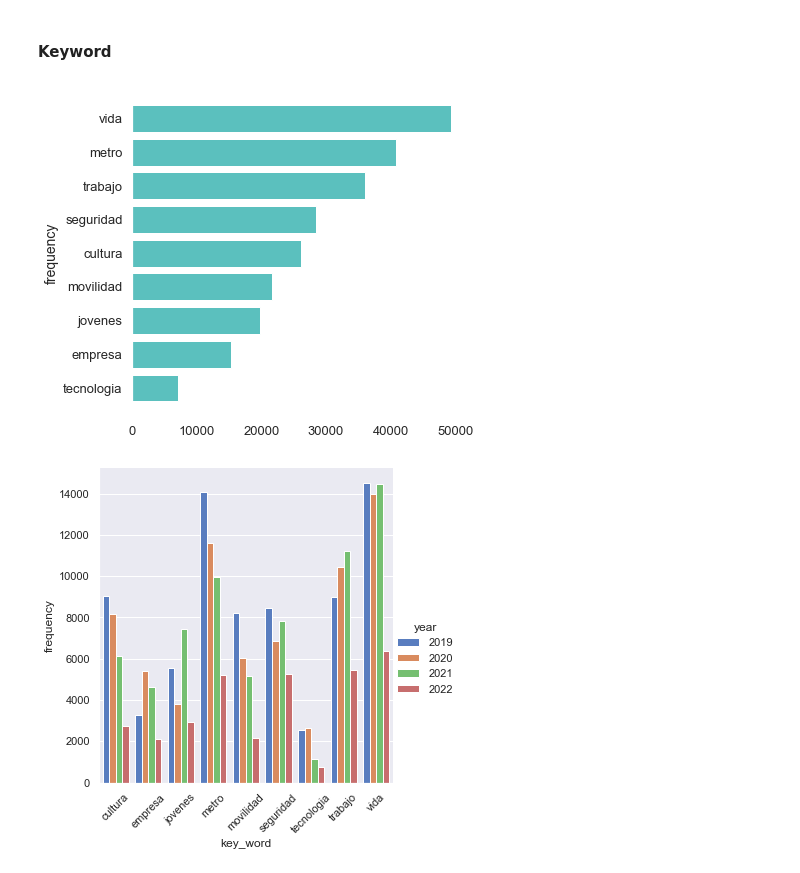
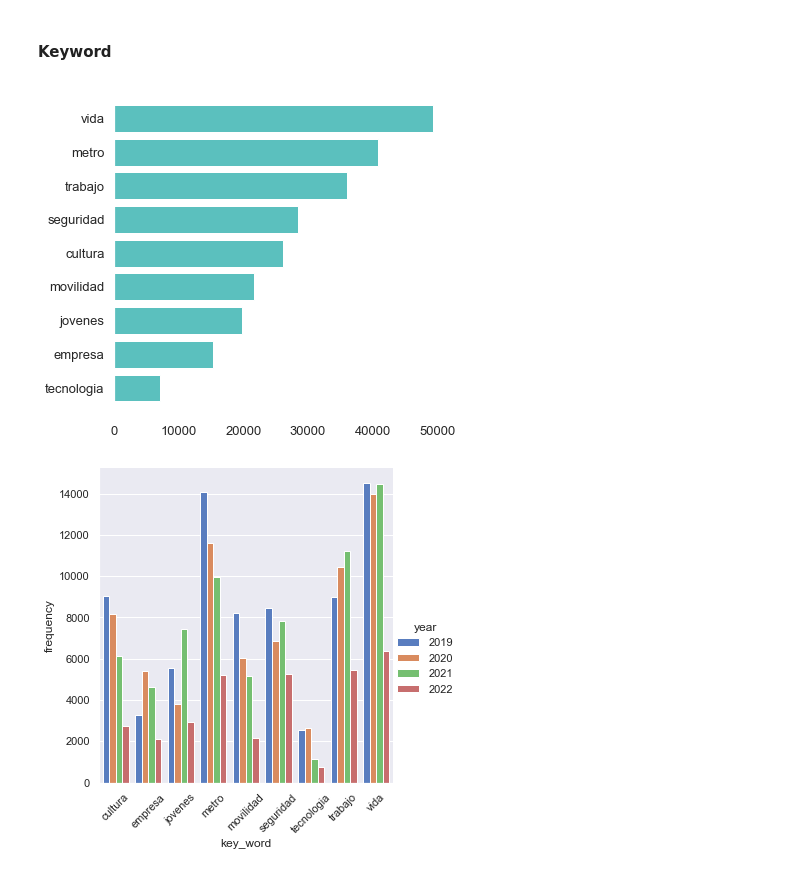
Before and after one commit to GDLPLearning/Sentiment-Analysis-for-the-MDP, a Jupyter notebook: notebooks/Exploratory/3.1-exploring-data-2019-2022.ipynb, the cells around one changed output. Saved outputs shown, nothing was run; the diff lists cells and outputs as text; code cells hidden in the pictures.

```diff
--- a/notebooks/Exploratory/3.1-exploring-data-2019-2022.ipynb
+++ b/notebooks/Exploratory/3.1-exploring-data-2019-2022.ipynb
@@ -820,14 +820,14 @@ plt.show()
 # %%
 df_keyword=data_tweet.groupby(['key_word']).size().reset_index(name="frequency").sort_values(by="frequency") # shows the number of tweets with each day of the week
 fig,ax=plt.subplots(figsize=(6,6))
 plt.barh(df_keyword.key_word,df_keyword.frequency,color="#5BC0BE")
 ax.grid(False)
 ax.set_facecolor('xkcd:white')
 ax.tick_params(labelsize=13)
-plt.ylabel("frequency",size=14)
+#plt.ylabel("frequency",size=14)
 plt.show()
 # %% [output]
-[figure, old version]
+[figure, new version]
 # %%
 sns.catplot(data=data_tweet.groupby(['key_word','year']).size().reset_index(name="frequency"),x="key_word",y="frequency",hue='year',kind="bar",palette="muted")
 plt.xticks(rotation=45)
```
Also changed, not shown: parts of 4 cells of this notebook, 2 other files.
